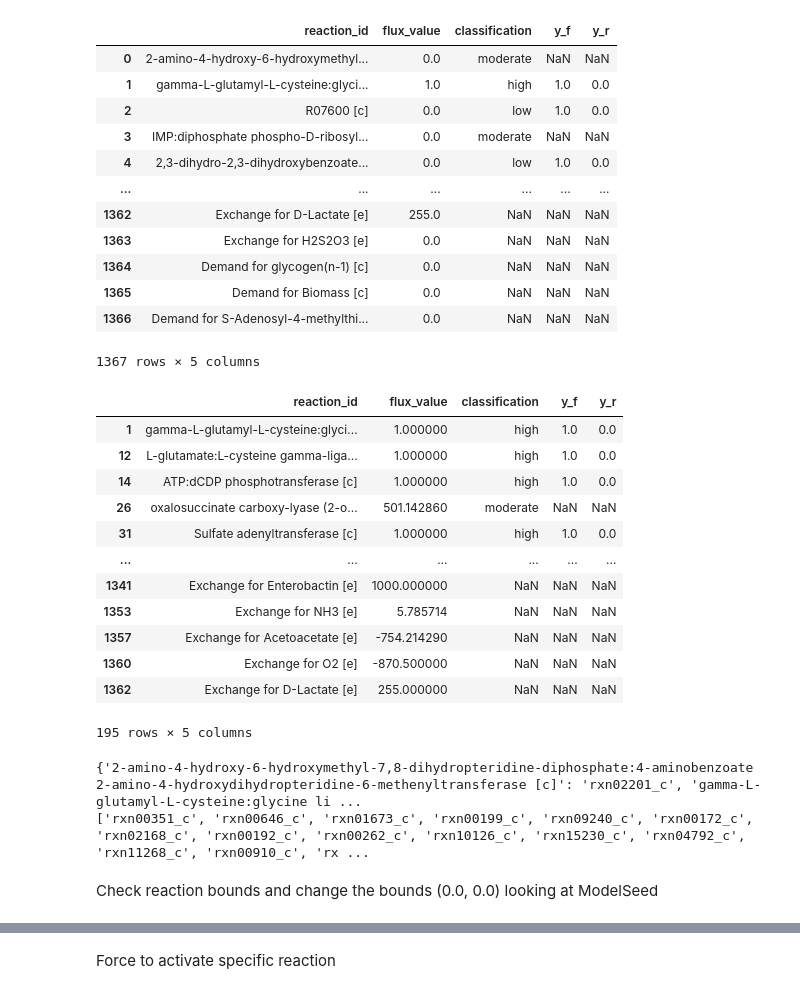
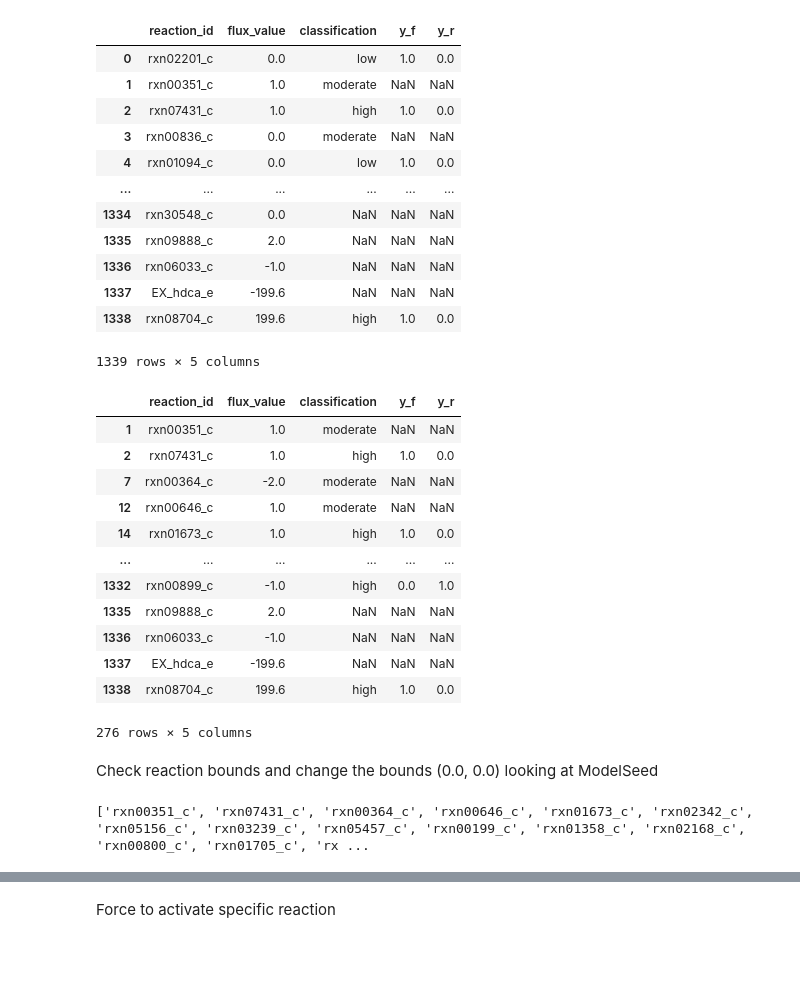
Before and after one commit to BondonMickael/M_xanthus-E_coli-Predation, a Jupyter notebook: notebooks/test_iMAT_network.ipynb, the cells around one changed output, grey strips where cells are left out. Saved outputs shown, nothing was run; the diff lists cells and outputs as text; code cells hidden in the pictures; blank space fills up the shorter version.

```diff
--- a/notebooks/test_iMAT_network.ipynb
+++ b/notebooks/test_iMAT_network.ipynb
@@ -55,56 +55,61 @@ Secretion
 # %%
-iMAT_res = pd.read_csv("/home/mickael/github/M_xanthus-E_coli-Predation/results/quantiles/iMAT/log2FoldChange/epsilon_1.0_quantiles_40_70_name.csv", sep=";", index_col="Unnamed: 0")
+iMAT_res = pd.read_csv("/home/mickael/github/M_xanthus-E_coli-Predation/results/Model_V3_hdca/iMAT/W1_Alone/epsilon_1.0_quantiles_40_70.tsv", sep="\t")
 #iMAT_res = pd.read_csv("/home/mickael/github/M_xanthus-E_coli-Predation/results/iMat/reactionData_classification_name.csv", sep=";", index_col="Unnamed: 0")
 iMAT_res
 # %% [output]
 |  | reaction_id | flux_value | classification | y_f | y_r |
-| 0 | 2-amino-4-hydroxy-6-hydroxymethyl... | 0.0 | moderate | NaN | NaN |
-| 1 | gamma-L-glutamyl-L-cysteine:glyci... | 1.0 | high | 1.0 | 0.0 |
-| 2 | R07600 [c] | 0.0 | low | 1.0 | 0.0 |
-| 3 | IMP:diphosphate phospho-D-ribosyl... | 0.0 | moderate | NaN | NaN |
-| 4 | 2,3-dihydro-2,3-dihydroxybenzoate... | 0.0 | low | 1.0 | 0.0 |
+| 0 | rxn02201_c | 0.0 | low | 1.0 | 0.0 |
+| 1 | rxn00351_c | 1.0 | moderate | NaN | NaN |
+| 2 | rxn07431_c | 1.0 | high | 1.0 | 0.0 |
+| 3 | rxn00836_c | 0.0 | moderate | NaN | NaN |
+| 4 | rxn01094_c | 0.0 | low | 1.0 | 0.0 |
 | ... | ... | ... | ... | ... | ... |
-| 1362 | Exchange for D-Lactate [e] | 255.0 | NaN | NaN | NaN |
-| 1363 | Exchange for H2S2O3 [e] | 0.0 | NaN | NaN | NaN |
-| 1364 | Demand for glycogen(n-1) [c] | 0.0 | NaN | NaN | NaN |
-| 1365 | Demand for Biomass [c] | 0.0 | NaN | NaN | NaN |
-| 1366 | Demand for S-Adenosyl-4-methylthi... | 0.0 | NaN | NaN | NaN |
+| 1334 | rxn30548_c | 0.0 | NaN | NaN | NaN |
+| 1335 | rxn09888_c | 2.0 | NaN | NaN | NaN |
+| 1336 | rxn06033_c | -1.0 | NaN | NaN | NaN |
+| 1337 | EX_hdca_e | -199.6 | NaN | NaN | NaN |
+| 1338 | rxn08704_c | 199.6 | high | 1.0 | 0.0 |
-1367 rows × 5 columns
+1339 rows × 5 columns
 # %%
 iMAT_res_filter = iMAT_res[iMAT_res.flux_value != 0] # take all the flux different from 0 (so active one)
 #iMAT_res_filter = iMAT_res[iMAT_res.flux != 0]
 iMAT_res_filter
 # %% [output]
 |  | reaction_id | flux_value | classification | y_f | y_r |
-| 1 | gamma-L-glutamyl-L-cysteine:glyci... | 1.000000 | high | 1.0 | 0.0 |
-| 12 | L-glutamate:L-cysteine gamma-liga... | 1.000000 | high | 1.0 | 0.0 |
-| 14 | ATP:dCDP phosphotransferase [c] | 1.000000 | high | 1.0 | 0.0 |
-| 26 | oxalosuccinate carboxy-lyase (2-o... | 501.142860 | moderate | NaN | NaN |
-| 31 | Sulfate adenyltransferase [c] | 1.000000 | high | 1.0 | 0.0 |
+| 1 | rxn00351_c | 1.0 | moderate | NaN | NaN |
+| 2 | rxn07431_c | 1.0 | high | 1.0 | 0.0 |
+| 7 | rxn00364_c | -2.0 | moderate | NaN | NaN |
+| 12 | rxn00646_c | 1.0 | moderate | NaN | NaN |
+| 14 | rxn01673_c | 1.0 | high | 1.0 | 0.0 |
 | ... | ... | ... | ... | ... | ... |
-| 1341 | Exchange for Enterobactin [e] | 1000.000000 | NaN | NaN | NaN |
-| 1353 | Exchange for NH3 [e] | 5.785714 | NaN | NaN | NaN |
-| 1357 | Exchange for Acetoacetate [e] | -754.214290 | NaN | NaN | NaN |
-| 1360 | Exchange for O2 [e] | -870.500000 | NaN | NaN | NaN |
-| 1362 | Exchange for D-Lactate [e] | 255.000000 | NaN | NaN | NaN |
+| 1332 | rxn00899_c | -1.0 | high | 0.0 | 1.0 |
+| 1335 | rxn09888_c | 2.0 | NaN | NaN | NaN |
+| 1336 | rxn06033_c | -1.0 | NaN | NaN | NaN |
+| 1337 | EX_hdca_e | -199.6 | NaN | NaN | NaN |
+| 1338 | rxn08704_c | 199.6 | high | 1.0 | 0.0 |
-195 rows × 5 columns
+276 rows × 5 columns
 # %%
-# Create dictionary to convert name to id
-Dico_reaction = {}
-for i in M_xanthus.reactions._dict:
-    Dico_reaction[M_xanthus.reactions.get_by_id(i).name] = i
-print(Dico_reaction)
+# # Create dictionary to convert name to id
+# Dico_reaction = {}
+# for i in M_xanthus.reactions._dict:
+#     Dico_reaction[M_xanthus.reactions.get_by_id(i).name] = i
+# print(Dico_reaction)
 
-# create a list of reaction id that should have flux
-active_list = []
-for i in iMAT_res_filter["reaction_id"]:
-    active_list.append(Dico_reaction[i])
-print(active_list)
+# # create a list of reaction id that should have flux
+# active_list = []
+# for i in iMAT_res_filter["reaction_id"]:
+#     active_list.append(Dico_reaction[i])
+# print(active_list)
-# %% [output]
-{'2-amino-4-hydroxy-6-hydroxymethyl-7,8-dihydropteridine-diphosphate:4-aminobenzoate 2-amino-4-hydroxydihydropteridine-6-methenyltransferase [c]': 'rxn02201_c', 'gamma-L-glutamyl-L-cysteine:glycine li ...
-['rxn00351_c', 'rxn00646_c', 'rxn01673_c', 'rxn00199_c', 'rxn09240_c', 'rxn00172_c', 'rxn02168_c', 'rxn00192_c', 'rxn00262_c', 'rxn10126_c', 'rxn15230_c', 'rxn04792_c', 'rxn11268_c', 'rxn00910_c', 'rx ...
 # %% [markdown]
 Check reaction bounds and change the bounds (0.0, 0.0) looking at ModelSeed
+# %%
+# create a list of reaction id that should have flux
+active_list = []
+for i in iMAT_res_filter["reaction_id"]:
+    active_list.append(i)
+print(active_list)
+# %% [output]
+['rxn00351_c', 'rxn07431_c', 'rxn00364_c', 'rxn00646_c', 'rxn01673_c', 'rxn02342_c', 'rxn05156_c', 'rxn03239_c', 'rxn05457_c', 'rxn00199_c', 'rxn01358_c', 'rxn02168_c', 'rxn00800_c', 'rxn01705_c', 'rx ...
 # %%
 for i in active_list:
     print(M_xanthus.reactions.get_by_id(i).id + ": " + str(M_xanthus.reactions.get_by_id(i).bounds))
```
Also changed, not shown: parts of 23 cells of this notebook, 40 other files.
